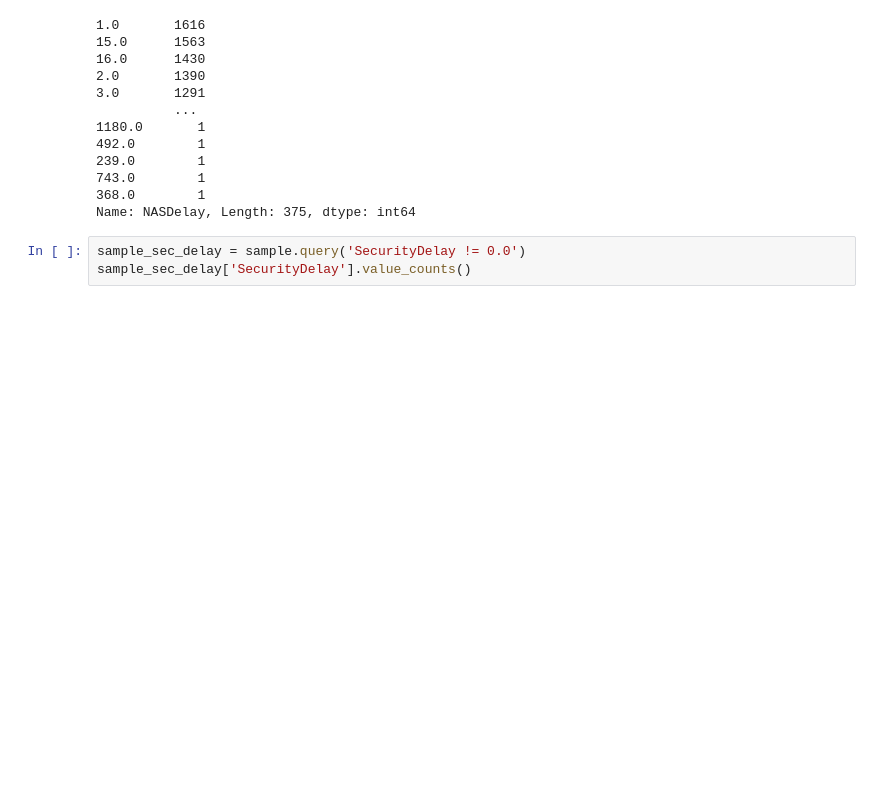
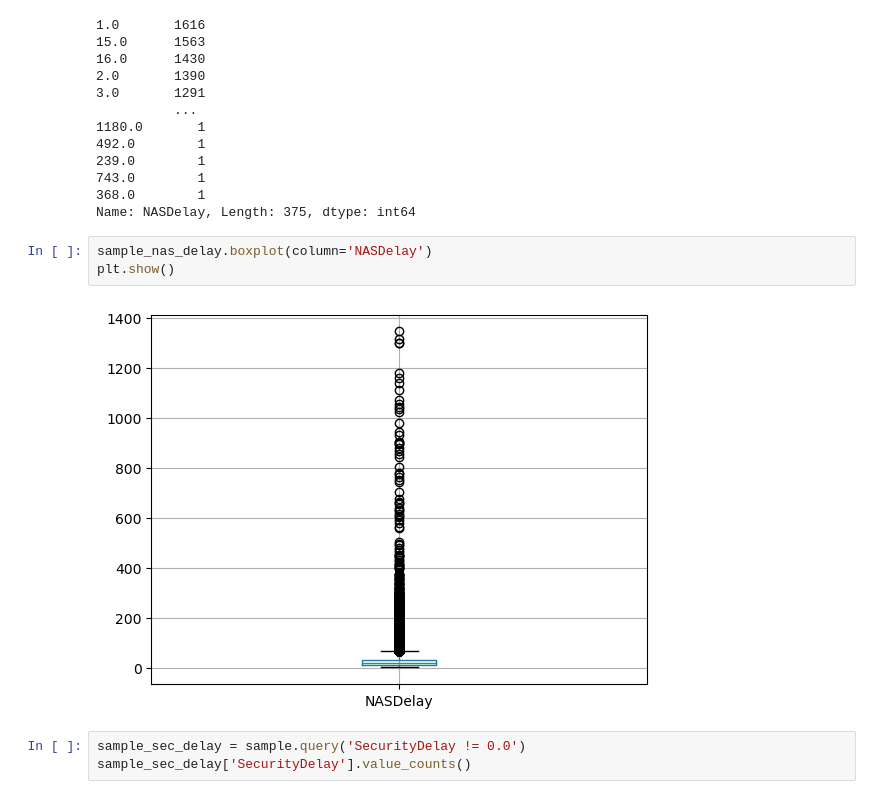
Before and after one commit to Noobify2012/CS6140-final-project, a Jupyter notebook: src/exploration/exploring.ipynb, the cells around one changed output. Drawn from its saved outputs; the diff is of its cells as text; blank space fills up the shorter version.

```diff
--- a/src/exploration/exploring.ipynb
+++ b/src/exploration/exploring.ipynb
@@ -205,6 +220,11 @@ sample_nas_delay['NASDelay'].value_counts()
 743.0        1
 368.0        1
 Name: NASDelay, Length: 375, dtype: int64
+# %%
+sample_nas_delay.boxplot(column='NASDelay')
+plt.show()
+# %% [output]
+[figure, added]
 # %%
 sample_sec_delay = sample.query('SecurityDelay != 0.0')
 sample_sec_delay['SecurityDelay'].value_counts()
```
Also changed, not shown: parts of 7 cells of this notebook.
